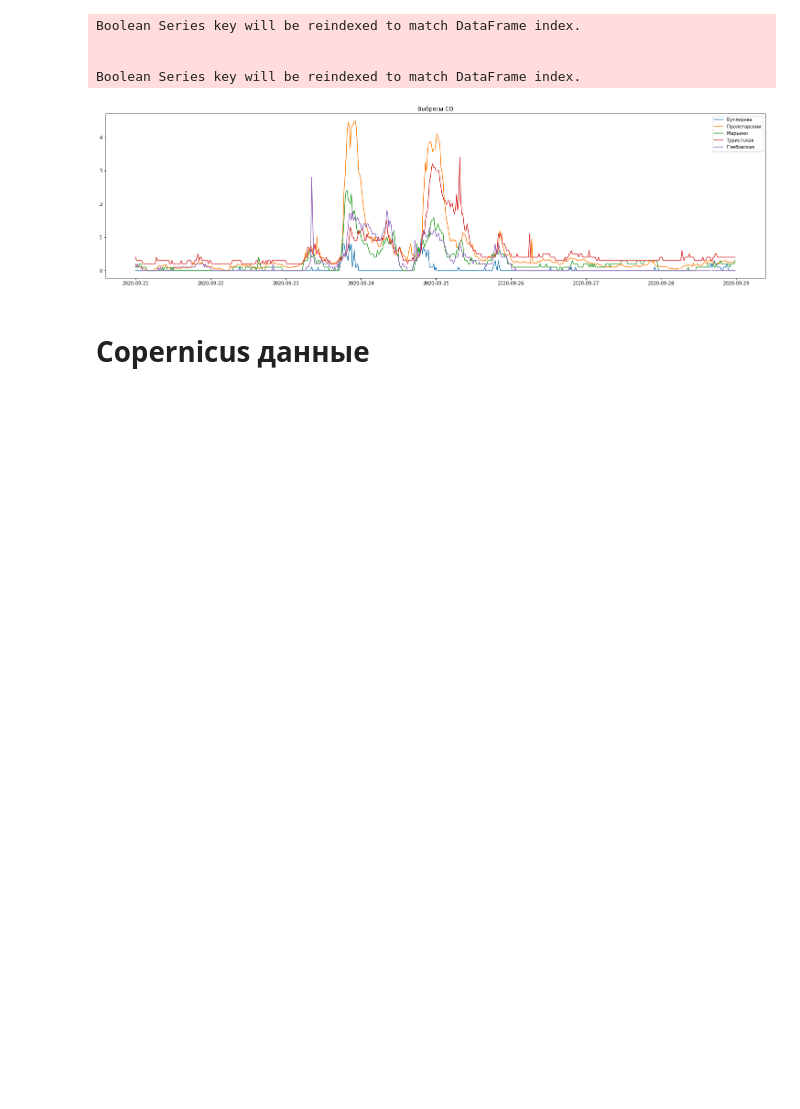
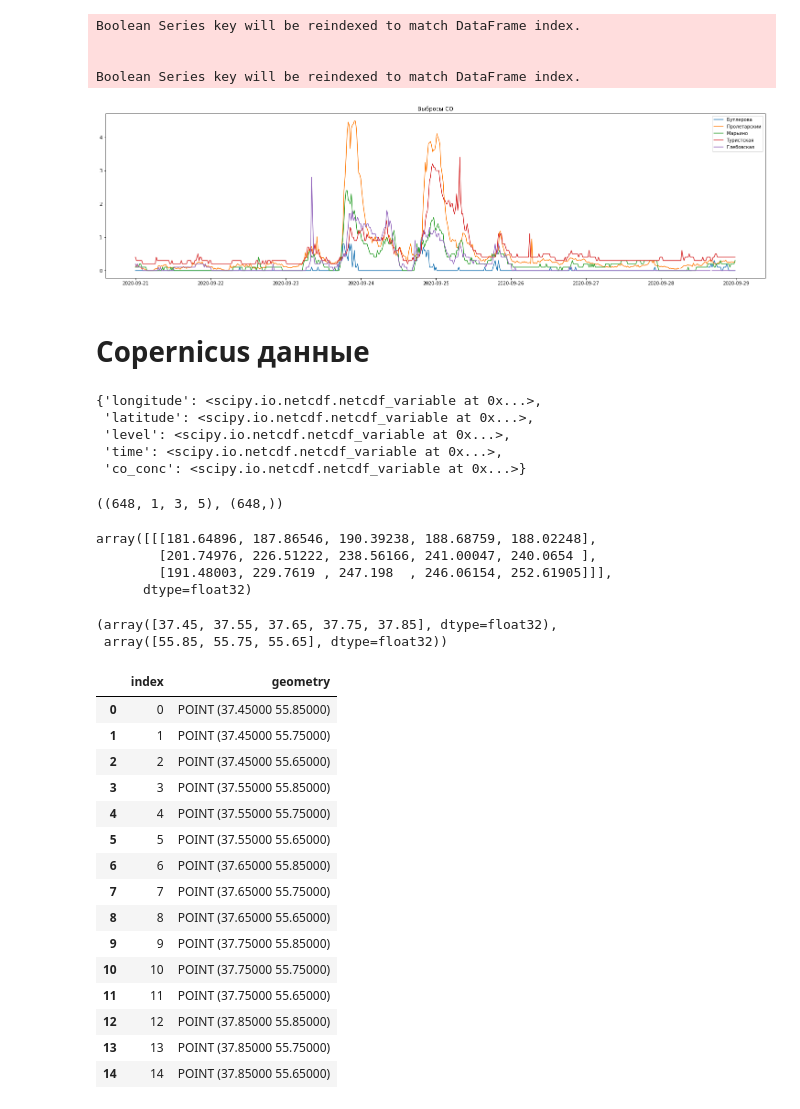
Before and after one commit to vprud/air_tracer, a Jupyter notebook: notes/01_read_data.ipynb, the cells around one changed output. Cells and saved outputs as stored; diff of their text form; code cells hidden in the pictures; blank space fills up the shorter version.

```diff
--- a/notes/01_read_data.ipynb
+++ b/notes/01_read_data.ipynb
@@ -160,0 +161,24 @@ from scipy.io import netcdf
+# %%
+file2read.variables
+# %% [output]
+{'longitude': <scipy.io.netcdf.netcdf_variable at 0x...>,
+ 'latitude': <scipy.io.netcdf.netcdf_variable at 0x...>,
+ 'level': <scipy.io.netcdf.netcdf_variable at 0x...>,
+ 'time': <scipy.io.netcdf.netcdf_variable at 0x...>,
+ 'co_conc': <scipy.io.netcdf.netcdf_variable at 0x...>}
+# %%
+file2read.variables['co_conc'].shape, file2read.variables['time'].shape
+# %% [output]
+((648, 1, 3, 5), (648,))
+# %%
+file2read.variables['co_conc'].data[0]
+# %% [output]
+array([[[181.64896, 187.86546, 190.39238, 188.68759, 188.02248],
+        [201.74976, 226.51222, 238.56166, 241.00047, 240.0654 ],
+        [191.48003, 229.7619 , 247.198  , 246.06154, 252.61905]]],
+      dtype=float32)
+# %%
+file2read.variables['longitude'].data, file2read.variables['latitude'].data,
+# %% [output]
+(array([37.45, 37.55, 37.65, 37.75, 37.85], dtype=float32),
+ array([55.85, 55.75, 55.65], dtype=float32))
@@ -160,0 +195,19 @@ from scipy.io import netcdf
+# %%
+cpr_pnts
+# %% [output]
+|  | index | geometry |
+| 0 | 0 | POINT (37.45000 55.85000) |
+| 1 | 1 | POINT (37.45000 55.75000) |
+| 2 | 2 | POINT (37.45000 55.65000) |
+| 3 | 3 | POINT (37.55000 55.85000) |
+| 4 | 4 | POINT (37.55000 55.75000) |
+| 5 | 5 | POINT (37.55000 55.65000) |
+| 6 | 6 | POINT (37.65000 55.85000) |
+| 7 | 7 | POINT (37.65000 55.75000) |
+| 8 | 8 | POINT (37.65000 55.65000) |
+| 9 | 9 | POINT (37.75000 55.85000) |
+| 10 | 10 | POINT (37.75000 55.75000) |
+| 11 | 11 | POINT (37.75000 55.65000) |
+| 12 | 12 | POINT (37.85000 55.85000) |
+| 13 | 13 | POINT (37.85000 55.75000) |
+| 14 | 14 | POINT (37.85000 55.65000) |
```
Also changed, not shown: parts of 4 cells of this notebook, 2 other files.
